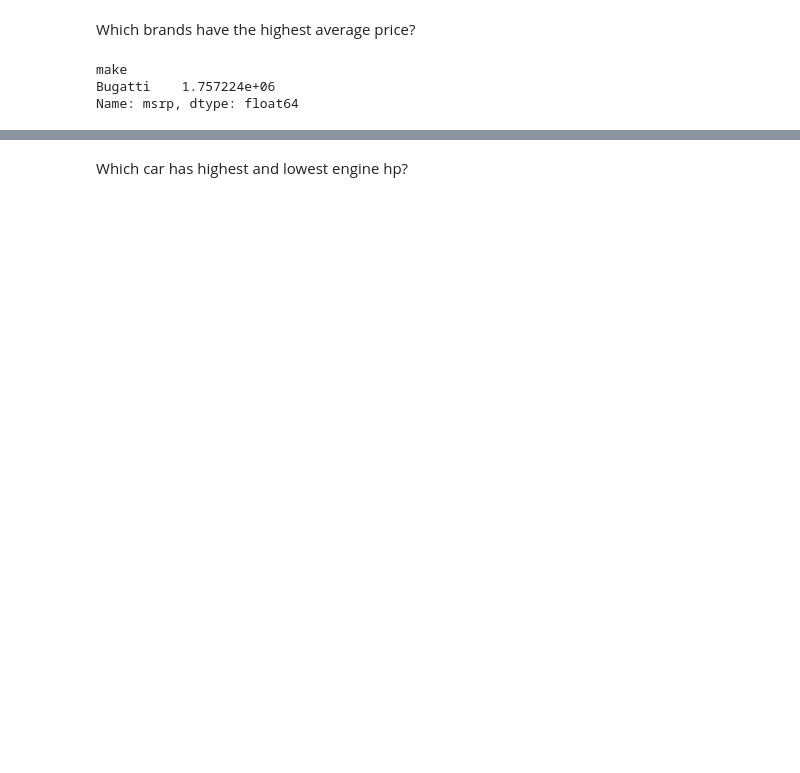
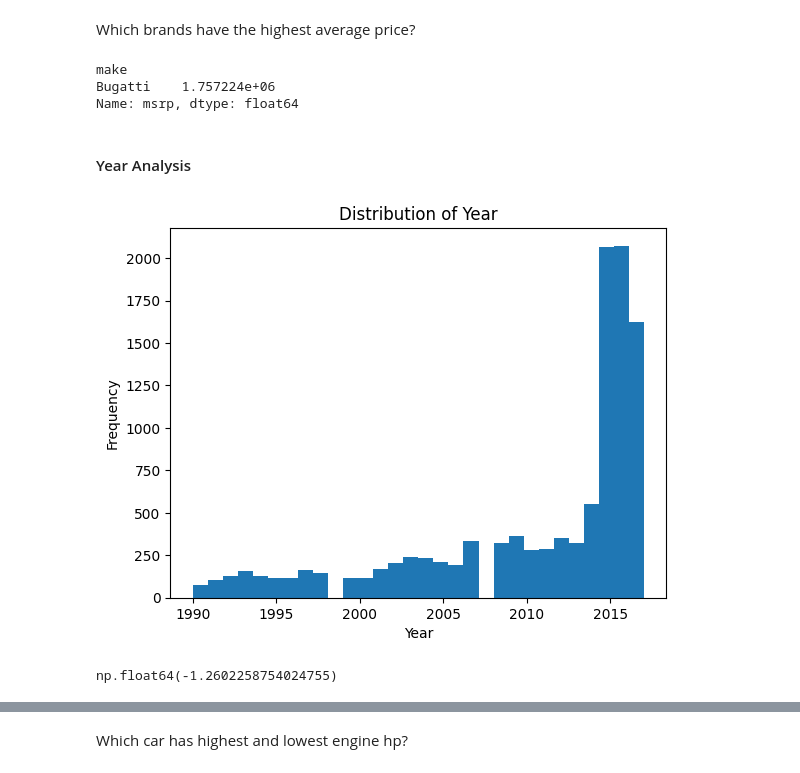
Before and after one commit to basmalamoataz/Samsung-car-price-analysis, a Jupyter notebook: Clean Data/statistics.ipynb, the cells around one changed output, grey strips where cells are left out. Cells and saved outputs as stored; diff of their text form; code cells hidden in the pictures; blank space fills up the shorter version.

```diff
--- a/Clean Data/statistics.ipynb
+++ b/Clean Data/statistics.ipynb
@@ -101,3 +123,18 @@ highest_price_brand.head(1)
 make
 Bugatti    1.757224e+06
 Name: msrp, dtype: float64
+# %% [markdown]
+#### Year Analysis
+# %%
+plt.hist(df['year'],bins=30)
+
+plt.xlabel('Year')
+plt.ylabel('Frequency')
+plt.title('Distribution of Year')
+plt.show()
+# %% [output]
+[figure, added]
+# %%
+df['year'].skew() # it's negative skewness <0.5
+# %% [output]
+np.float64(-1.2602258754024755)
```
Also changed, not shown: parts of 44 cells of this notebook.
